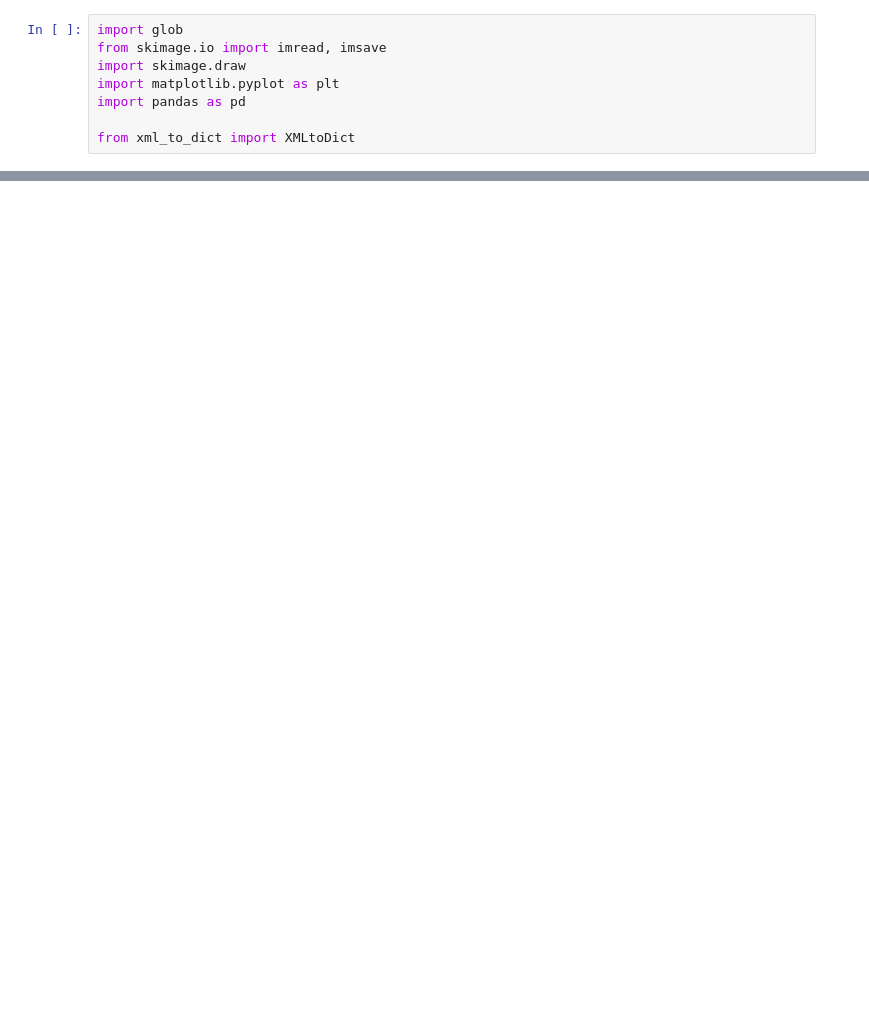
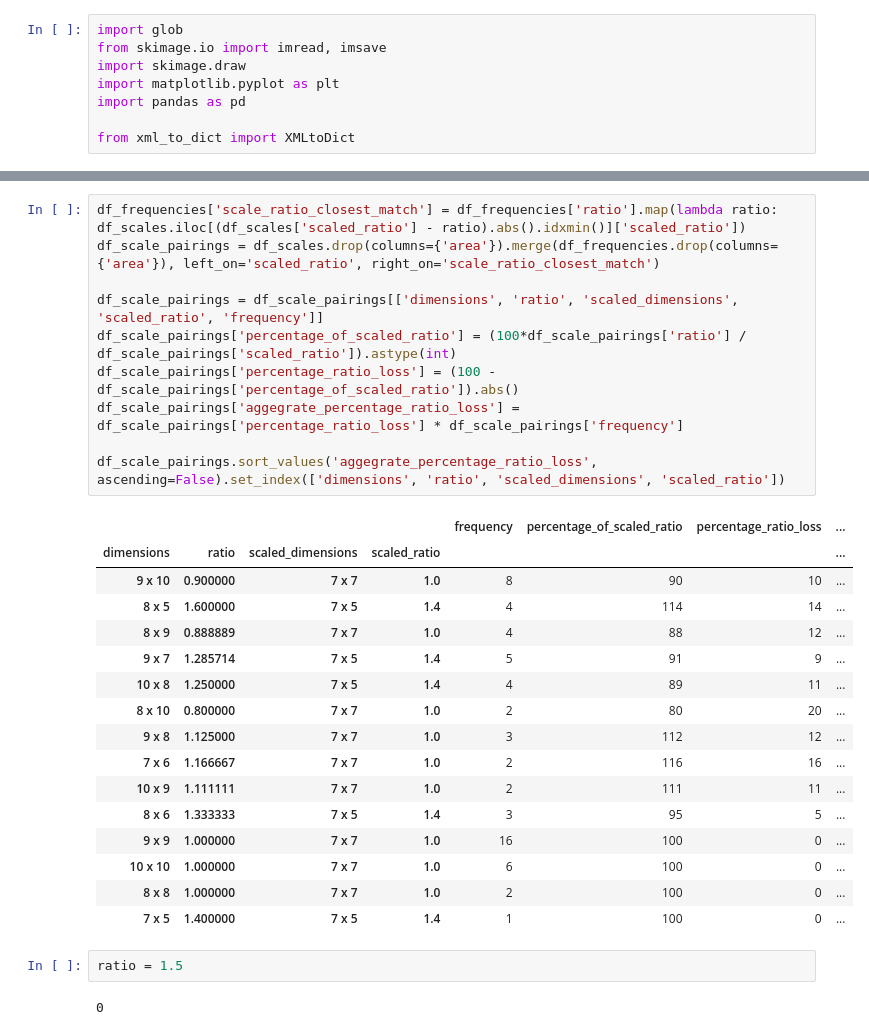
Before and after one commit to curious-attempt-bunny/go-vision-2021, a Jupyter notebook: inspect.ipynb, the cells around one changed output, grey strips where cells are left out. Cells and saved outputs as stored; diff of their text form; blank space fills up the shorter version.

```diff
--- a/inspect.ipynb
+++ b/inspect.ipynb
@@ -128,0 +146,31 @@ Dimensions frequency data
+# %%
+df_frequencies['scale_ratio_closest_match'] = df_frequencies['ratio'].map(lambda ratio: df_scales.iloc[(df_scales['scaled_ratio'] - ratio).abs().idxmin()]['scaled_ratio'])
+df_scale_pairings = df_scales.drop(columns={'area'}).merge(df_frequencies.drop(columns={'area'}), left_on='scaled_ratio', right_on='scale_ratio_closest_match')
+
+df_scale_pairings = df_scale_pairings[['dimensions', 'ratio', 'scaled_dimensions', 'scaled_ratio', 'frequency']]
+df_scale_pairings['percentage_of_scaled_ratio'] = (100*df_scale_pairings['ratio'] / df_scale_pairings['scaled_ratio']).astype(int)
+df_scale_pairings['percentage_ratio_loss'] = (100 - df_scale_pairings['percentage_of_scaled_ratio']).abs()
+df_scale_pairings['aggegrate_percentage_ratio_loss'] = df_scale_pairings['percentage_ratio_loss'] * df_scale_pairings['frequency']
+
+df_scale_pairings.sort_values('aggegrate_percentage_ratio_loss', ascending=False).set_index(['dimensions', 'ratio', 'scaled_dimensions', 'scaled_ratio'])
+# %% [output]
+|  |  |  |  | frequency | percentage_of_scaled_ratio | percentage_ratio_loss | ... |
+| dimensions | ratio | scaled_dimensions | scaled_ratio |  |  |  | ... |
+| 9 x 10 | 0.900000 | 7 x 7 | 1.0 | 8 | 90 | 10 | ... |
+| 8 x 5 | 1.600000 | 7 x 5 | 1.4 | 4 | 114 | 14 | ... |
+| 8 x 9 | 0.888889 | 7 x 7 | 1.0 | 4 | 88 | 12 | ... |
+| 9 x 7 | 1.285714 | 7 x 5 | 1.4 | 5 | 91 | 9 | ... |
+| 10 x 8 | 1.250000 | 7 x 5 | 1.4 | 4 | 89 | 11 | ... |
+| 8 x 10 | 0.800000 | 7 x 7 | 1.0 | 2 | 80 | 20 | ... |
+| 9 x 8 | 1.125000 | 7 x 7 | 1.0 | 3 | 112 | 12 | ... |
+| 7 x 6 | 1.166667 | 7 x 7 | 1.0 | 2 | 116 | 16 | ... |
+| 10 x 9 | 1.111111 | 7 x 7 | 1.0 | 2 | 111 | 11 | ... |
+| 8 x 6 | 1.333333 | 7 x 5 | 1.4 | 3 | 95 | 5 | ... |
+| 9 x 9 | 1.000000 | 7 x 7 | 1.0 | 16 | 100 | 0 | ... |
+| 10 x 10 | 1.000000 | 7 x 7 | 1.0 | 6 | 100 | 0 | ... |
+| 8 x 8 | 1.000000 | 7 x 7 | 1.0 | 2 | 100 | 0 | ... |
+| 7 x 5 | 1.400000 | 7 x 5 | 1.4 | 1 | 100 | 0 | ... |
+# %%
+ratio = 1.5
+# %% [output]
+0
```
Also changed, not shown: parts of 4 cells of this notebook.
